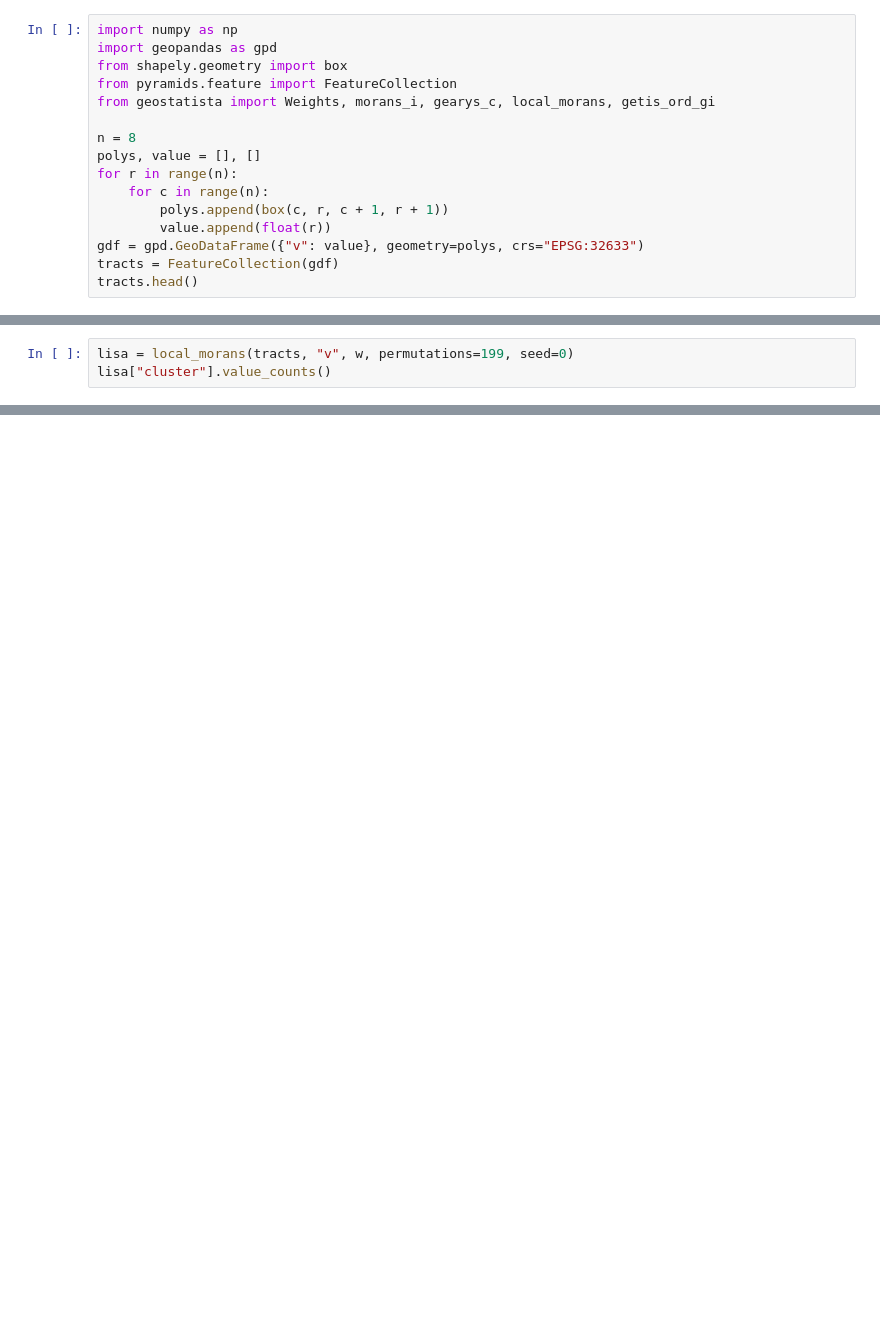
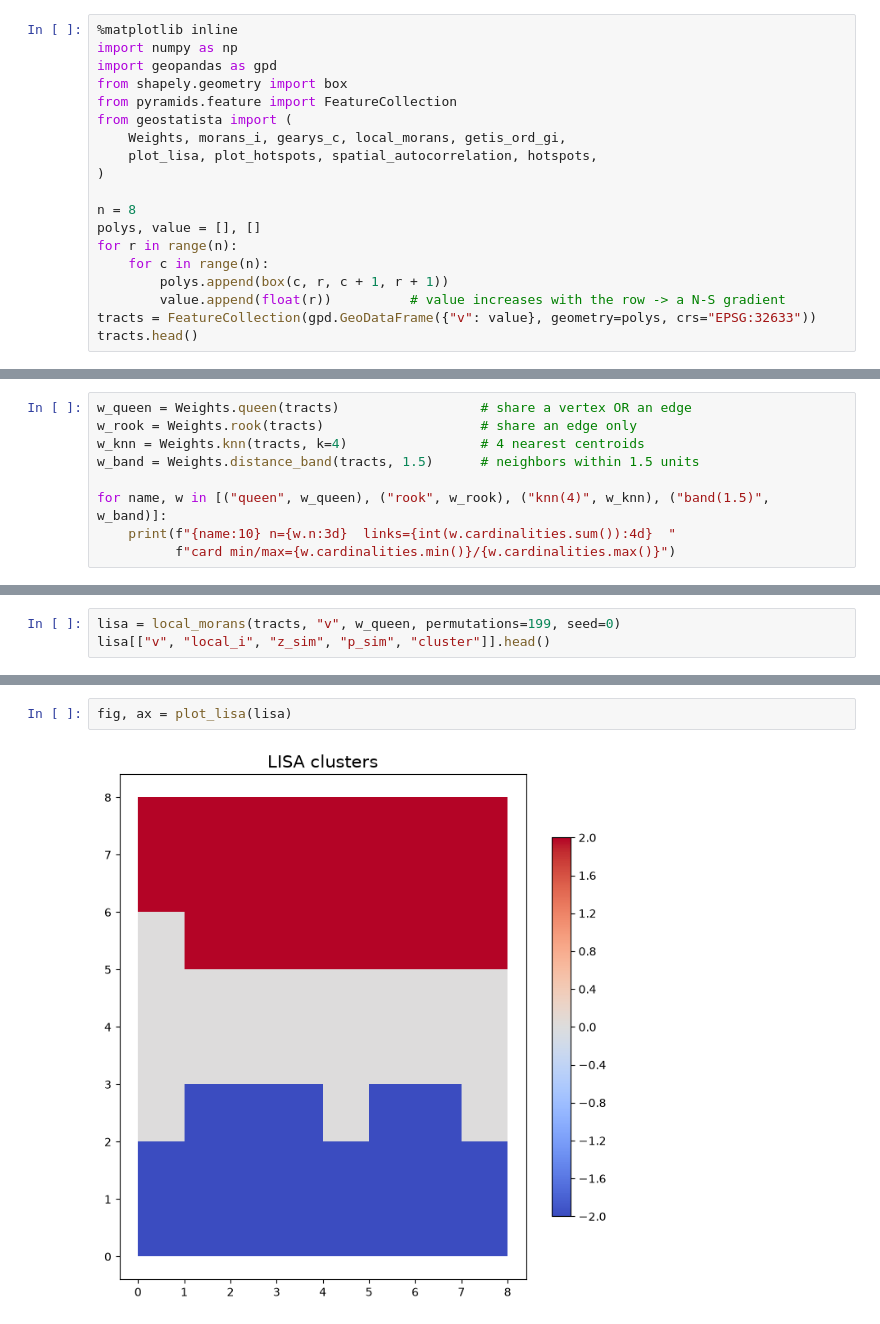
Before and after one commit to serapeum-org/geostatista, a Jupyter notebook: docs/examples/02_spatial_autocorrelation.ipynb, the cells around one changed output, grey strips where cells are left out. Saved outputs shown, nothing was run; the diff lists cells and outputs as text; blank space fills up the shorter version.

```diff
--- a/docs/examples/02_spatial_autocorrelation.ipynb
+++ b/docs/examples/02_spatial_autocorrelation.ipynb
@@ -6,16 +11,19 @@ Build a spatial-weights matrix, measure global autocorrelation (Moran's I / Gear
 # %%
+%matplotlib inline
 import numpy as np
 import geopandas as gpd
 from shapely.geometry import box
 from pyramids.feature import FeatureCollection
-from geostatista import Weights, morans_i, gearys_c, local_morans, getis_ord_gi
+from geostatista import (
+    Weights, morans_i, gearys_c, local_morans, getis_ord_gi,
+    plot_lisa, plot_hotspots, spatial_autocorrelation, hotspots,
+)
 
 n = 8
 polys, value = [], []
 for r in range(n):
     for c in range(n):
         polys.append(box(c, r, c + 1, r + 1))
-        value.append(float(r))
-gdf = gpd.GeoDataFrame({"v": value}, geometry=polys, crs="EPSG:32633")
-tracts = FeatureCollection(gdf)
+        value.append(float(r))          # value increases with the row -> a N-S gradient
+tracts = FeatureCollection(gpd.GeoDataFrame({"v": value}, geometry=polys, crs="EPSG:32633"))
 tracts.head()
@@ -29,0 +43,9 @@ print("cardinalities min/max:", w.cardinalities.min(), w.cardinalities.max())
+# %%
+w_queen = Weights.queen(tracts)                  # share a vertex OR an edge
+w_rook = Weights.rook(tracts)                    # share an edge only
+w_knn = Weights.knn(tracts, k=4)                 # 4 nearest centroids
+w_band = Weights.distance_band(tracts, 1.5)      # neighbors within 1.5 units
+
+for name, w in [("queen", w_queen), ("rook", w_rook), ("knn(4)", w_knn), ("band(1.5)", w_band)]:
+    print(f"{name:10} n={w.n:3d}  links={int(w.cardinalities.sum()):4d}  "
+          f"card min/max={w.cardinalities.min()}/{w.cardinalities.max()}")
@@ -37,3 +96,3 @@ print(gc)
 # %%
-lisa = local_morans(tracts, "v", w, permutations=199, seed=0)
-lisa["cluster"].value_counts()
+lisa = local_morans(tracts, "v", w_queen, permutations=199, seed=0)
+lisa[["v", "local_i", "z_sim", "p_sim", "cluster"]].head()
@@ -41,0 +117,4 @@ lisa["cluster"].value_counts()
+# %%
+fig, ax = plot_lisa(lisa)
+# %% [output]
+[figure, added]
```
Also changed, not shown: parts of 24 cells of this notebook, 10 other files.
